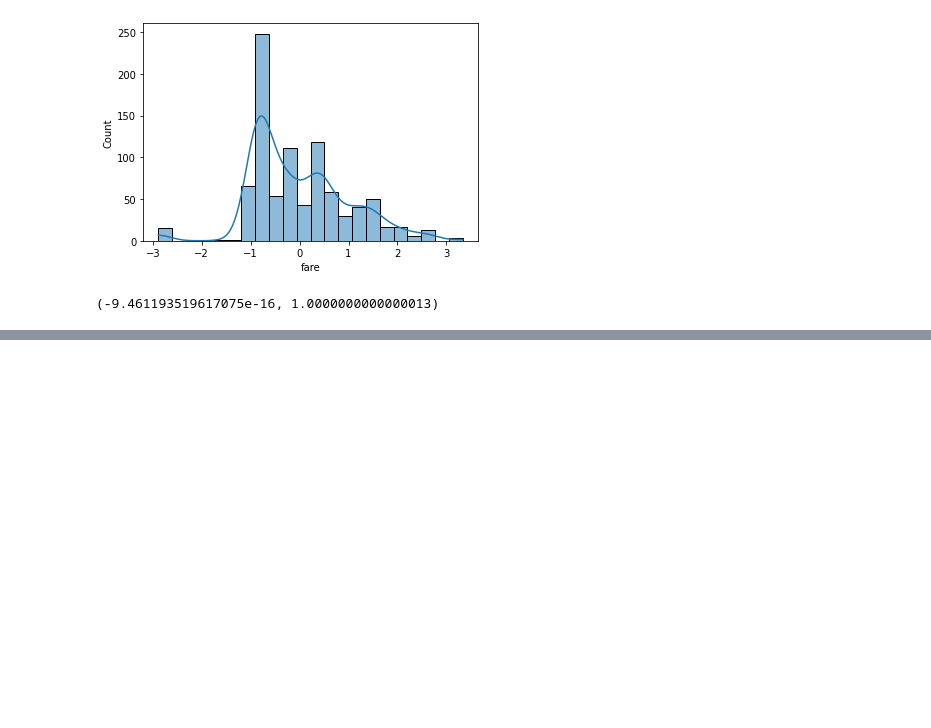
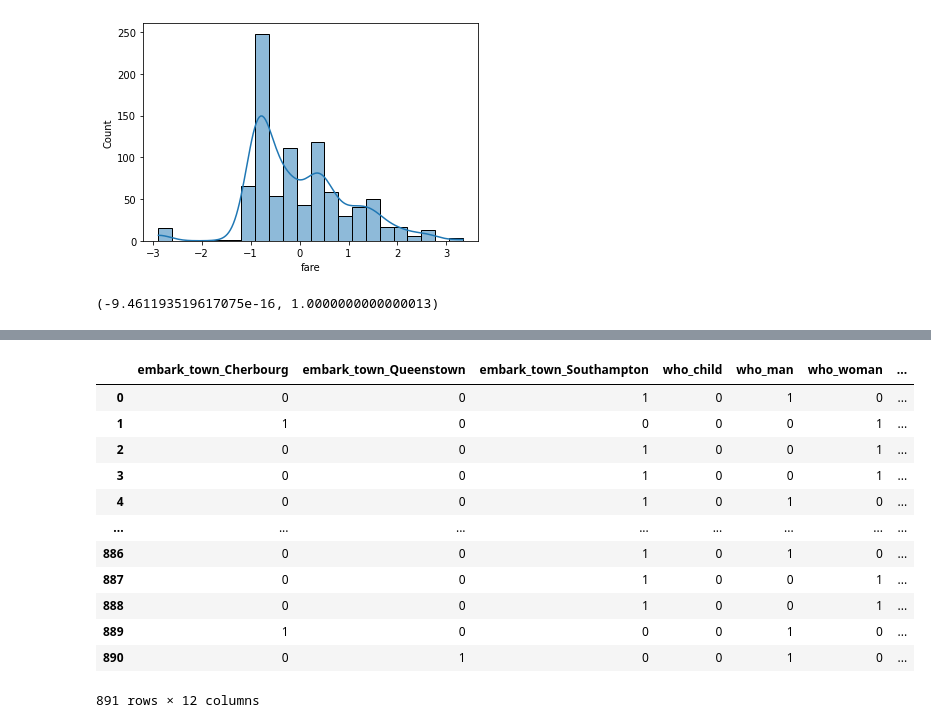
Before and after one commit to honghanhh/mci_python_36a1_l2, a Jupyter notebook: Lectures/lecture2_3/thuynm_Lecture_03_inclass.ipynb, the cells around one changed output, grey strips where cells are left out. Cells and saved outputs as stored; diff of their text form; code cells hidden in the pictures; blank space fills up the shorter version.

```diff
--- a/Lectures/lecture2_3/thuynm_Lecture_03_inclass.ipynb
+++ b/Lectures/lecture2_3/thuynm_Lecture_03_inclass.ipynb
@@ -619,0 +668,19 @@ new_ser.mean(), new_ser.std()
+# %%
+# Embark town: với các trường < 10 giá trị: one hot encoding, còn nếu > 10 giá trị: thì gộp thành các nhóm để tăng số lượng giá trị mỗi nhóm và giảm bớt số lượng nhóm.
+dummies = pd.get_dummies(titanic[['embark_town','who','age_group']])
+dummies
+# Thông thường, tên nhóm tuổi (10,20] khi one-hot ko vấn đề gì nhg nếu để làm tên cột thì một số thư viện sẽ ko đọc đc (VD: XGBoost) nên đổi tên cột ko chứa các ký tự đặc biệt và theo snake_case VD: age_group_15_25
+# %% [output]
+|  | embark_town_Cherbourg | embark_town_Queenstown | embark_town_Southampton | who_child | who_man | who_woman | ... |
+| 0 | 0 | 0 | 1 | 0 | 1 | 0 | ... |
+| 1 | 1 | 0 | 0 | 0 | 0 | 1 | ... |
+| 2 | 0 | 0 | 1 | 0 | 0 | 1 | ... |
+| 3 | 0 | 0 | 1 | 0 | 0 | 1 | ... |
+| 4 | 0 | 0 | 1 | 0 | 1 | 0 | ... |
+| ... | ... | ... | ... | ... | ... | ... | ... |
+| 886 | 0 | 0 | 1 | 0 | 1 | 0 | ... |
+| 887 | 0 | 0 | 1 | 0 | 0 | 1 | ... |
+| 888 | 0 | 0 | 1 | 0 | 0 | 1 | ... |
+| 889 | 1 | 0 | 0 | 0 | 1 | 0 | ... |
+| 890 | 0 | 1 | 0 | 0 | 1 | 0 | ... |
+891 rows × 12 columns
```
Also changed, not shown: parts of 35 cells of this notebook.
